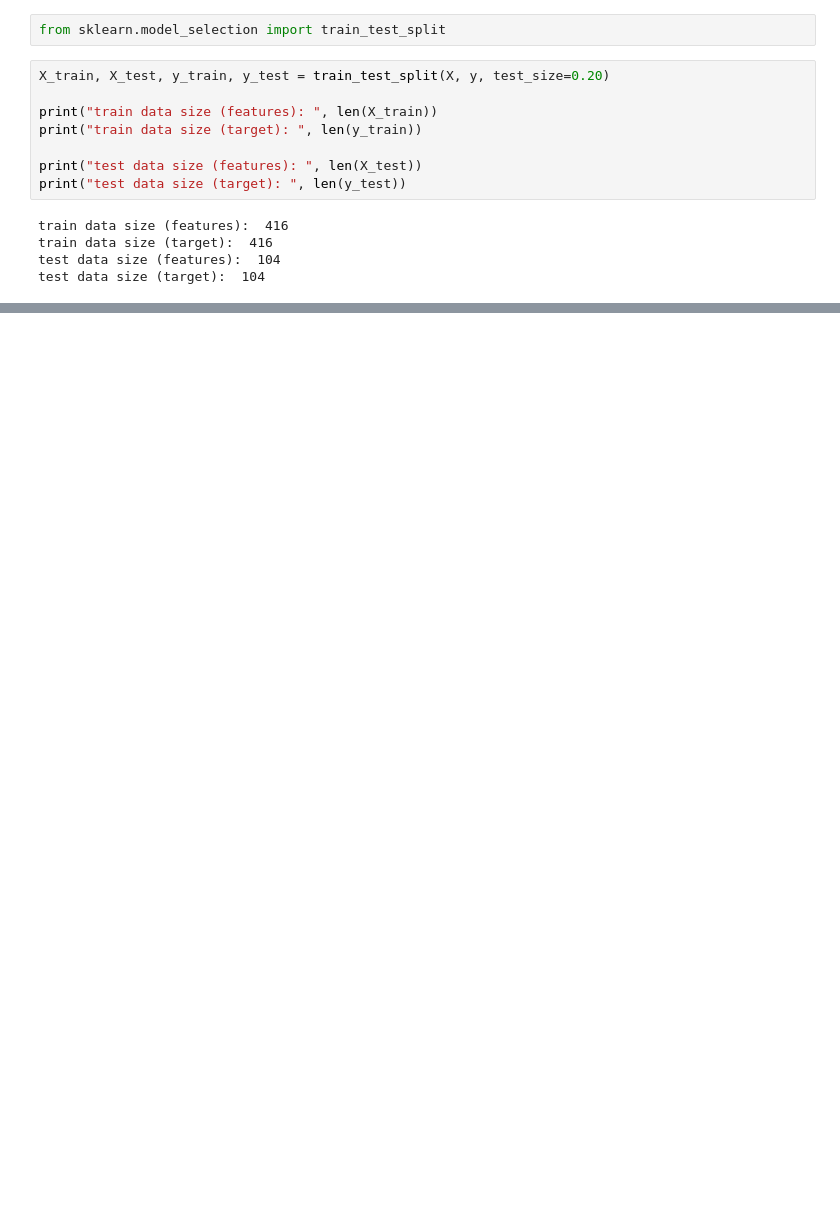
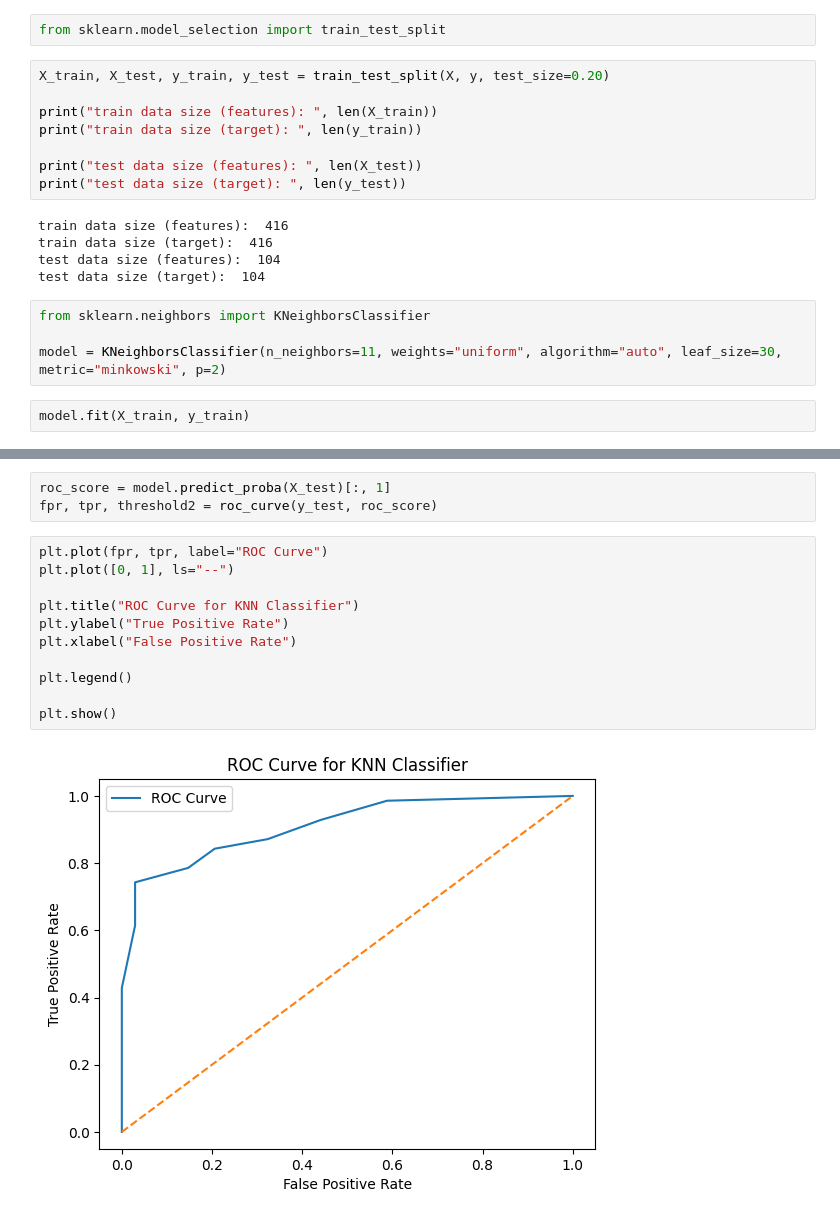
Before and after one commit to humam-hossain/project-ml, a Jupyter notebook: python/knn_classifier.ipynb, the cells around one changed output, grey strips where cells are left out. Cells and saved outputs as stored; diff of their text form; blank space fills up the shorter version.

Commit message:
[DONE] KNN Classifier

```diff
--- a/python/knn_classifier.ipynb
+++ b/python/knn_classifier.ipynb
@@ -221,3 +221,9 @@ train data size (features):  416
 train data size (target):  416
 test data size (features):  104
 test data size (target):  104
+# %%
+from sklearn.neighbors import KNeighborsClassifier
+
+model = KNeighborsClassifier(n_neighbors=11, weights="uniform", algorithm="auto", leaf_size=30, metric="minkowski", p=2)
+# %%
+model.fit(X_train, y_train)
@@ -223,0 +254,16 @@ test data size (target):  104
+# %%
+roc_score = model.predict_proba(X_test)[:, 1]
+fpr, tpr, threshold2 = roc_curve(y_test, roc_score)
+# %%
+plt.plot(fpr, tpr, label="ROC Curve")
+plt.plot([0, 1], ls="--")
+
+plt.title("ROC Curve for KNN Classifier")
+plt.ylabel("True Positive Rate")
+plt.xlabel("False Positive Rate")
+
+plt.legend()
+
+plt.show()
+# %% [output]
+[figure, added]
```
Also changed, not shown: parts of 7 cells of this notebook.
